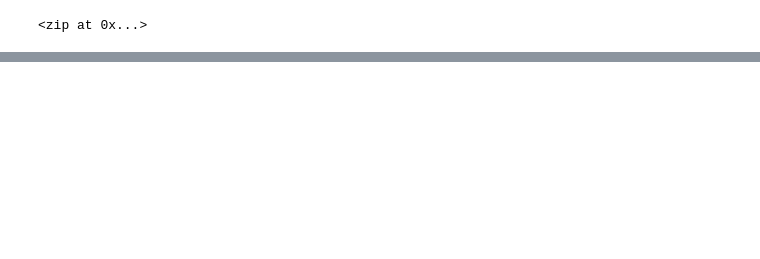
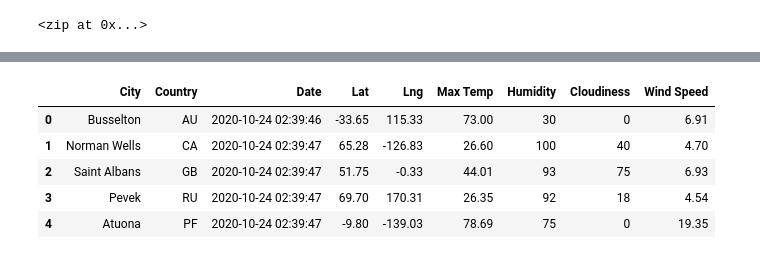
Before and after one commit to MattK1454/World_Weather_Analysis, a Jupyter notebook: WeatherPy.ipynb, the cells around one changed output, grey strips where cells are left out. Cells and saved outputs as stored; diff of their text form; code cells hidden in the pictures; blank space fills up the shorter version.

```diff
--- a/WeatherPy.ipynb
+++ b/WeatherPy.ipynb
@@ -32,0 +132,14 @@ len(cities)
+# %%
+# Reorder the columns of the DataFrame.
+new_column_order = ["City", "Country", "Date", "Lat", "Lng", "Max Temp", "Humidity", "Cloudiness", "Wind Speed"]
+
+city_data_df = city_data_df[new_column_order]
+
+city_data_df.head()
+# %% [output]
+|  | City | Country | Date | Lat | Lng | Max Temp | Humidity | Cloudiness | Wind Speed |
+| 0 | Busselton | AU | 2020-10-24 02:39:46 | -33.65 | 115.33 | 73.00 | 30 | 0 | 6.91 |
+| 1 | Norman Wells | CA | 2020-10-24 02:39:47 | 65.28 | -126.83 | 26.60 | 100 | 40 | 4.70 |
+| 2 | Saint Albans | GB | 2020-10-24 02:39:47 | 51.75 | -0.33 | 44.01 | 93 | 75 | 6.93 |
+| 3 | Pevek | RU | 2020-10-24 02:39:47 | 69.70 | 170.31 | 26.35 | 92 | 18 | 4.54 |
+| 4 | Atuona | PF | 2020-10-24 02:39:47 | -9.80 | -139.03 | 78.69 | 75 | 0 | 19.35 |
```
Also changed, not shown: parts of 6 cells of this notebook, 4 other files.
